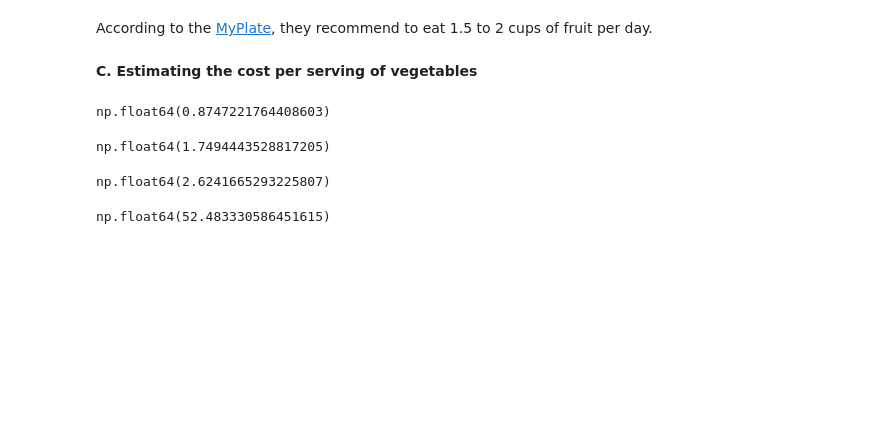
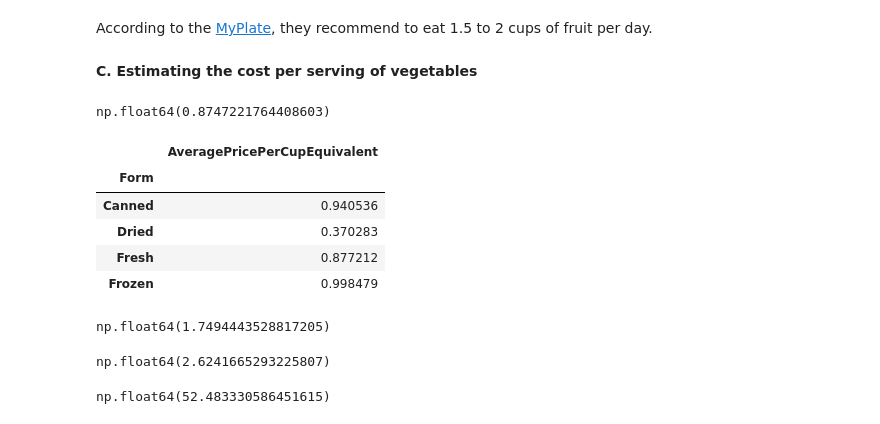
Before and after one commit to laur-park/dsci235-final-project, a Jupyter notebook: Diddi_Parker_Final_Project.ipynb, the cells around one changed output. Drawn from its saved outputs; the diff is of its cells as text; code cells hidden in the pictures; blank space fills up the shorter version.

```diff
--- a/Diddi_Parker_Final_Project.ipynb
+++ b/Diddi_Parker_Final_Project.ipynb
@@ -505,6 +515,15 @@ avgcostv = veggie['AveragePricePerCupEquivalent'].mean()
 display(avgcostv)
 # %% [output]
 np.float64(0.8747221764408603)
+# %%
+veggie.pivot_table('AveragePricePerCupEquivalent', index='Form')
+# %% [output]
+|  | AveragePricePerCupEquivalent |
+| Form |  |
+| Canned | 0.940536 |
+| Dried | 0.370283 |
+| Fresh | 0.877212 |
+| Frozen | 0.998479 |
 # %%
 # calculate the cost of consuming 2 cups of vegetables
 vdailyprice1 = avgcostv * 2
```
Also changed, not shown: parts of 1 cell of this notebook.
